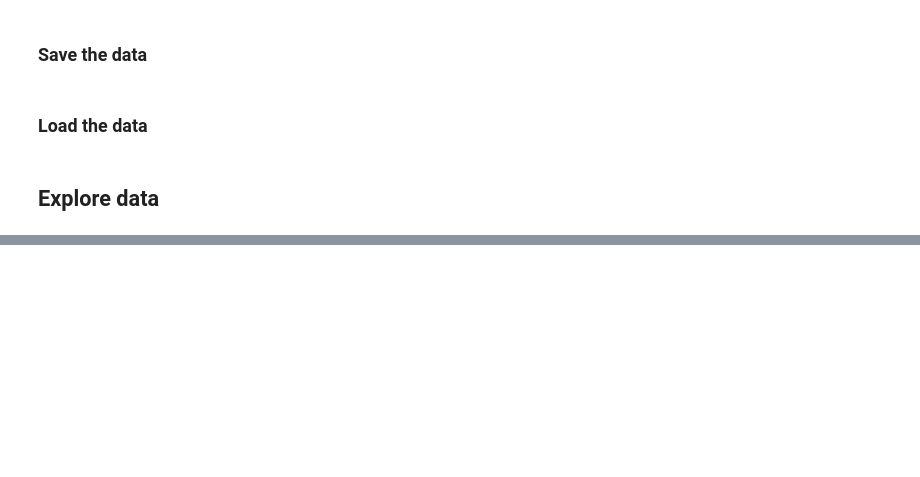
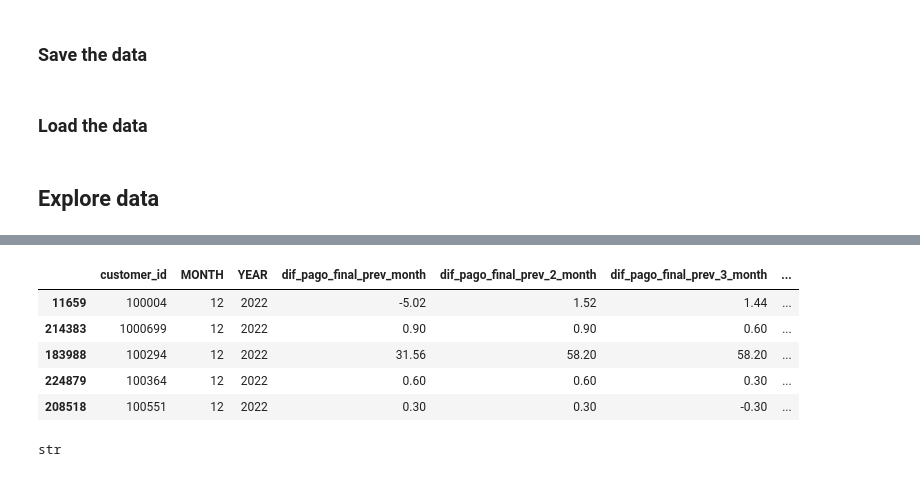
Before and after one commit to Zrive/zrive-ds-4q23-churn, a Jupyter notebook: src/eda/explore_data.ipynb, the cells around one changed output, grey strips where cells are left out. Saved outputs shown, nothing was run; the diff lists cells and outputs as text; code cells hidden in the pictures; blank space fills up the shorter version.

```diff
--- a/src/eda/explore_data.ipynb
+++ b/src/eda/explore_data.ipynb
@@ -203,0 +363,11 @@ sample.dtypes.tolist()
+# %%
+# clean_data['MONTH'] = pd.to_datetime(clean_data['MONTH'], errors='coerce')
+clean_data.sort_values(by=['customer_id', 'MONTH'], inplace=True)
+# Group by user and shift `pago_final_0` to create a 'pago_final_prev_month' feature
+clean_data['pago_final_prev_month'] = clean_data.groupby('customer_id')['pago_final_0'].shift(1)
+
+# Compute the average of `pago_final_0` for the last 3 months using rolling windows
+# Note that the rolling function needs to be applied on the groupby object for each customer
+clean_data['pago_final_avg_3_months'] = clean_data.groupby('customer_id')['pago_final_0']\
+    .transform(lambda x: x.rolling(window=3, min_periods=1).mean())
+clean_data.head()[['customer_id', 'MONTH', 'pago_final_0', 'pago_final_prev_month', 'pago_final_avg_3_months']]
@@ -203,0 +381,14 @@ sample.dtypes.tolist()
+# %%
+aggregated_data = clean_data.groupby('customer_id').tail(1)
+aggregated_data.head()
+# %% [output]
+|  | customer_id | MONTH | YEAR | dif_pago_final_prev_month | dif_pago_final_prev_2_month | dif_pago_final_prev_3_month | ... |
+| 11659 | 100004 | 12 | 2022 | -5.02 | 1.52 | 1.44 | ... |
+| 214383 | 1000699 | 12 | 2022 | 0.90 | 0.90 | 0.60 | ... |
+| 183988 | 100294 | 12 | 2022 | 31.56 | 58.20 | 58.20 | ... |
+| 224879 | 100364 | 12 | 2022 | 0.60 | 0.60 | 0.30 | ... |
+| 208518 | 100551 | 12 | 2022 | 0.30 | 0.30 | -0.30 | ... |
+# %%
+type(train_to)
+# %% [output]
+str
```
Also changed, not shown: parts of 26 cells of this notebook, 1 other file.
